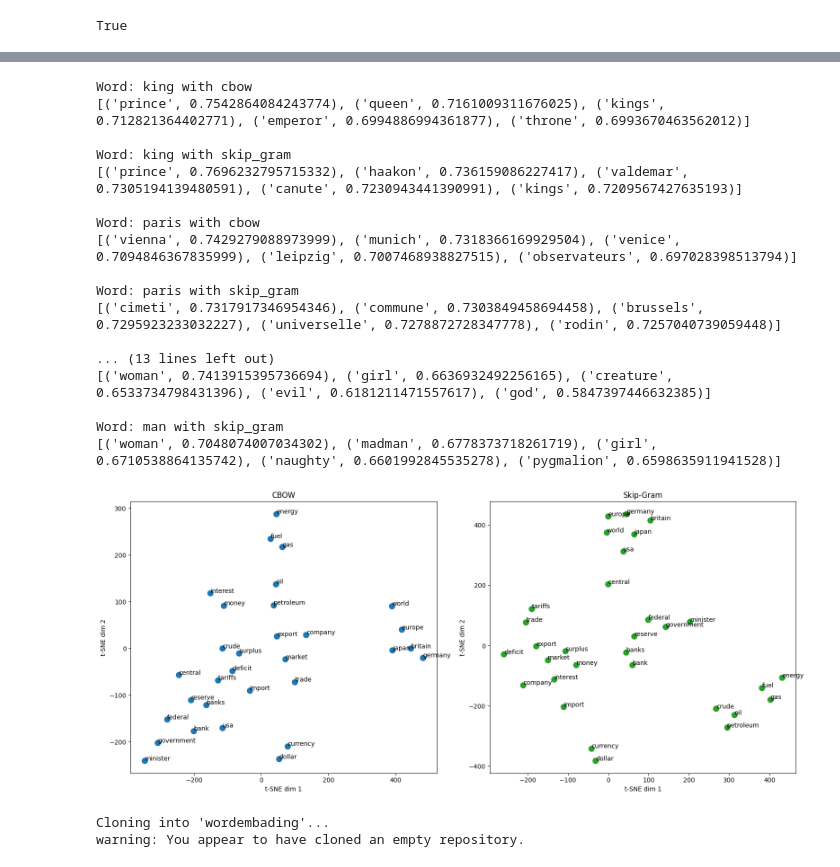
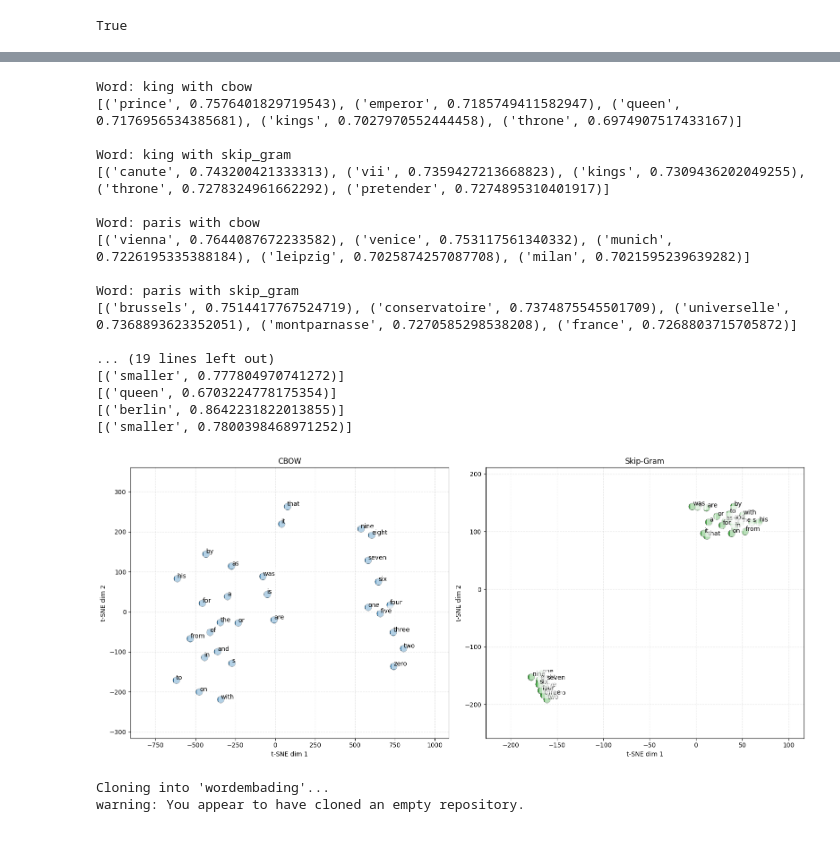
Before and after one commit to bereketsimma/Beautysalon-booking, a Jupyter notebook: wordembading.ipynb, the cells around one changed output, grey strips where cells are left out. Drawn from its saved outputs; the diff is of its cells as text; code cells hidden in the pictures.

```diff
--- a/wordembading.ipynb
+++ b/wordembading.ipynb
@@ -166,7 +215,6 @@ print(model_cbow.wv.most_similar(positive=["small","bigger"], negative=["big"],
 
 
 
-model_skip.save("word2vec_cbow_demo.model")
 print(model_skip.wv.most_similar(positive=["king","woman"], negative=["man"], topn=1))
 
 print(model_skip.wv.most_similar(positive=["paris","germany"], negative=["france"], topn=1))
@@ -174,19 +222,19 @@ print(model_skip.wv.most_similar(positive=["paris","germany"], negative=["france
 print(model_skip.wv.most_similar(positive=["small","bigger"], negative=["big"], topn=1))
 # %% [output]
 Word: king with cbow
-[('prince', 0.7542864084243774), ('queen', 0.7161009311676025), ('kings', 0.712821364402771), ('emperor', 0.6994886994361877), ('throne', 0.6993670463562012)]
+[('prince', 0.7576401829719543), ('emperor', 0.7185749411582947), ('queen', 0.7176956534385681), ('kings', 0.7027970552444458), ('throne', 0.6974907517433167)]
 
 Word: king with skip_gram
-[('prince', 0.7696232795715332), ('haakon', 0.736159086227417), ('valdemar', 0.7305194139480591), ('canute', 0.7230943441390991), ('kings', 0.7209567427635193)]
+[('canute', 0.743200421333313), ('vii', 0.7359427213668823), ('kings', 0.7309436202049255), ('throne', 0.7278324961662292), ('pretender', 0.7274895310401917)]
 
 Word: paris with cbow
-[('vienna', 0.7429279088973999), ('munich', 0.7318366169929504), ('venice', 0.7094846367835999), ('leipzig', 0.7007468938827515), ('observateurs', 0.697028398513794)]
+[('vienna', 0.7644087672233582), ('venice', 0.753117561340332), ('munich', 0.7226195335388184), ('leipzig', 0.7025874257087708), ('milan', 0.7021595239639282)]
 
 Word: paris with skip_gram
-[('cimeti', 0.7317917346954346), ('commune', 0.7303849458694458), ('brussels', 0.7295923233032227), ('universelle', 0.7278872728347778), ('rodin', 0.7257040739059448)]
+[('brussels', 0.7514417767524719), ('conservatoire', 0.7374875545501709), ('universelle', 0.7368893623352051), ('montparnasse', 0.7270585298538208), ('france', 0.7268803715705872)]
 
-... (13 lines left out)
-[('woman', 0.7413915395736694), ('girl', 0.6636932492256165), ('creature', 0.6533734798431396), ('evil', 0.6181211471557617), ('god', 0.5847397446632385)]
-
-Word: man with skip_gram
-[('woman', 0.7048074007034302), ('madman', 0.6778373718261719), ('girl', 0.6710538864135742), ('naughty', 0.6601992845535278), ('pygmalion', 0.6598635911941528)]
+... (19 lines left out)
+[('smaller', 0.777804970741272)]
+[('queen', 0.6703224778175354)]
+[('berlin', 0.8642231822013855)]
+[('smaller', 0.7800398468971252)]
@@ -209,40 +241,68 @@ words_to_plot = [
+# %%
+# Skip-gram vocabulary
+vocab_skip = model_skip.wv.index_to_key
+words_to_plot_skip = vocab_skip[:30]
+
+# CBOW vocabulary
+vocab_cbow = model_cbow.wv.index_to_key
+words_to_plot_cbow = vocab_cbow[:30]
 # %%
 fig, axes = plt.subplots(1, 2, figsize=(16, 7))
 
-for ax, model, title, color in [
-    (axes[0], model_cbow, "CBOW", "tab:blue"),
-    (axes[1], model_skip, "Skip-Gram", "tab:green")
+for ax, model, words_to_plot, title, color in [
+    (axes[0], model_cbow, words_to_plot_cbow, "CBOW", "tab:blue"),
+    (axes[1], model_skip, words_to_plot_skip, "Skip-Gram", "tab:green")
 ]:
 
-    words = [w for w in words_to_plot if w in model.wv]
-    vectors = np.array([model.wv[w] for w in words])
+    vectors = np.array([model.wv[w] for w in words_to_plot])
 
-    pca = PCA(n_components=10, random_state=42)
+    # PCA -> t-SNE
+    pca = PCA(n_components=min(10, vectors.shape[1]), random_state=42)
     vecs_pca = pca.fit_transform(vectors)
 
     tsne = TSNE(
         n_components=2,
         perplexity=5,
         learning_rate=200,
         max_iter=1000,
         random_state=42
     )
 
     vecs_2d = tsne.fit_transform(vecs_pca)
 
-    ax.scatter(vecs_2d[:,0], vecs_2d[:,1], s=80, c=color)
+    # ---- Improved scatter ----
+    ax.scatter(
+        vecs_2d[:, 0],
+        vecs_2d[:, 1],
+        s=120,
+        c=color,
+        alpha=0.85,
+        edgecolors='black',
+        linewidths=0.5
+    )
 
-    for i, w in enumerate(words):
-        ax.text(vecs_2d[i,0]+0.5, vecs_2d[i,1]+0.5, w, fontsize=10)
+    # ---- Improved labels ----
+    for i, word in enumerate(words_to_plot):
+        ax.text(
+            vecs_2d[i, 0] + 1.0,
+            vecs_2d[i, 1] + 1.0,
+            word,
+            fontsize=10,
+            bbox=dict(facecolor='white', alpha=0.6, edgecolor='none')
+        )
 
     ax.set_title(title)
     ax.set_xlabel("t-SNE dim 1")
     ax.set_ylabel("t-SNE dim 2")
 
+    # ---- Extra visibility improvements ----
+    ax.grid(True, linestyle='--', alpha=0.3)
+    ax.margins(0.2)
+
 plt.tight_layout()
 plt.show()
 # %% [output]
-[figure, old version]
+[figure, new version]
 # %%
 !git clone https://github.com/bereketsimma/wordembading.git
 # %% [output]
```
Also changed, not shown: parts of 12 cells of this notebook.
